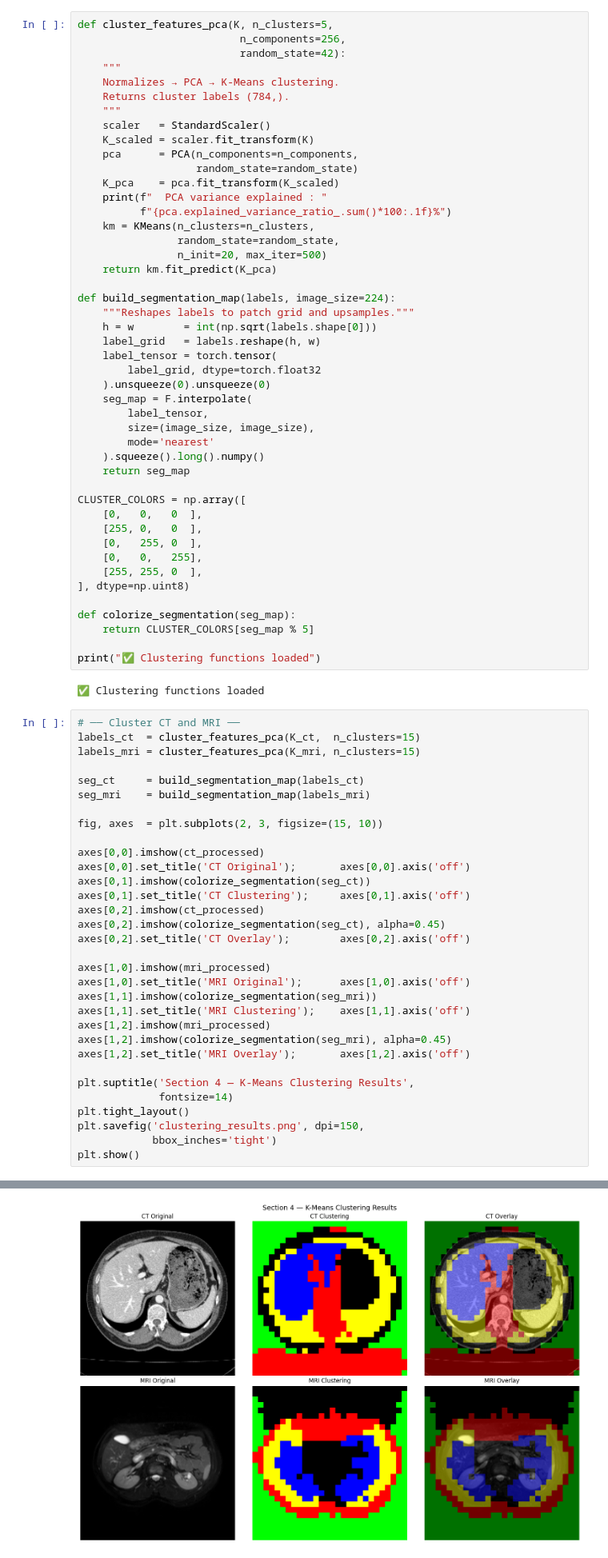
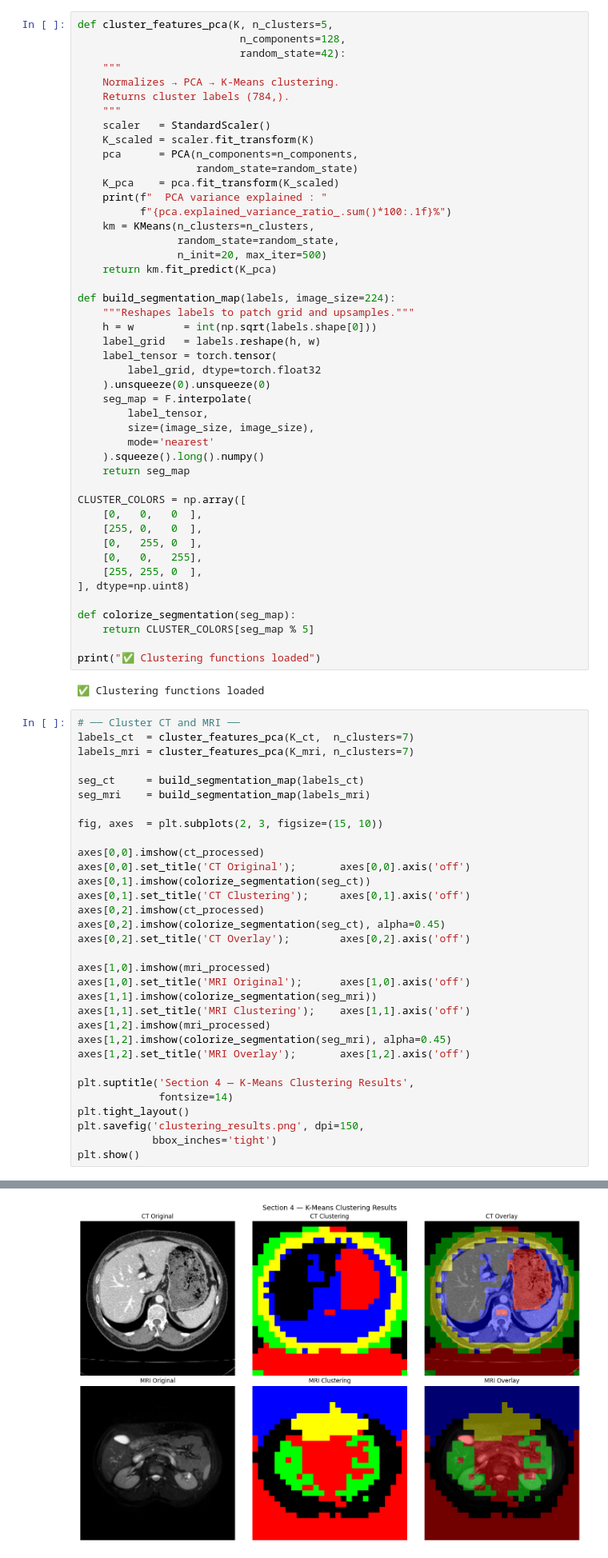
Before and after one commit to Jaideep3020/HDFC_ALGORITHM, a Jupyter notebook: UNSUPERVISED SEMATIC SEGMENTATION.ipynb, the cells around one changed output, grey strips where cells are left out. Shown at 80% size. Cells and saved outputs as stored; diff of their text form.

```diff
--- a/UNSUPERVISED SEMATIC SEGMENTATION.ipynb
+++ b/UNSUPERVISED SEMATIC SEGMENTATION.ipynb
@@ -271,7 +279,7 @@ MRI feature shape : (784, 1152)
 [figure]
 # %%
 def cluster_features_pca(K, n_clusters=5,
-                          n_components=256,
+                          n_components=128,
                           random_state=42):
     """
     Normalizes → PCA → K-Means clustering.
@@ -319,8 +327,8 @@ print("✅ Clustering functions loaded")
 ✅ Clustering functions loaded
 # %%
 # ── Cluster CT and MRI ──
-labels_ct  = cluster_features_pca(K_ct,  n_clusters=15)
-labels_mri = cluster_features_pca(K_mri, n_clusters=15)
+labels_ct  = cluster_features_pca(K_ct,  n_clusters=7)
+labels_mri = cluster_features_pca(K_mri, n_clusters=7)
 
 seg_ct     = build_segmentation_map(labels_ct)
 seg_mri    = build_segmentation_map(labels_mri)
@@ -355,4 +363,4 @@ plt.show()
-[figure, old version]
+[figure, new version]
 # %%
 def remove_background_strips(seg_map, original_slice,
                               bg_threshold=0.02):
```
Also changed, not shown: parts of 12 cells of this notebook.
